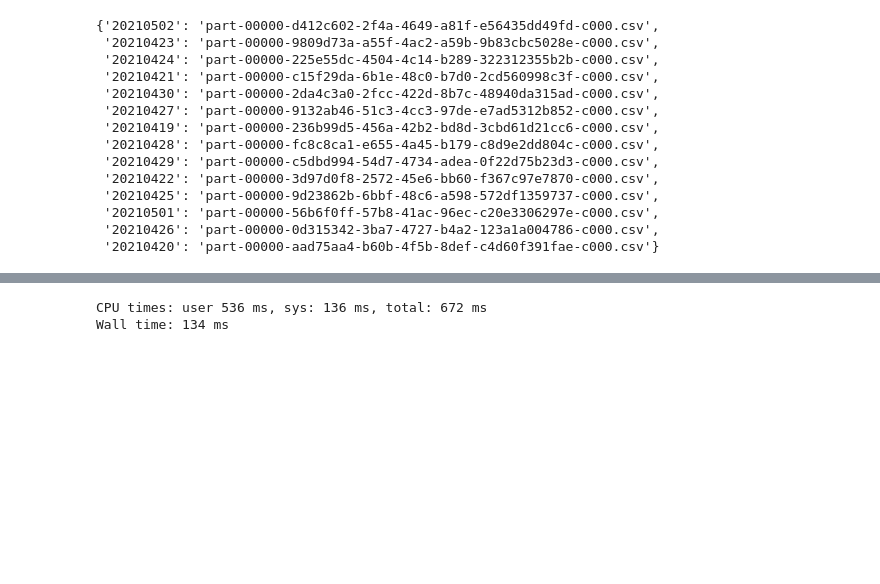
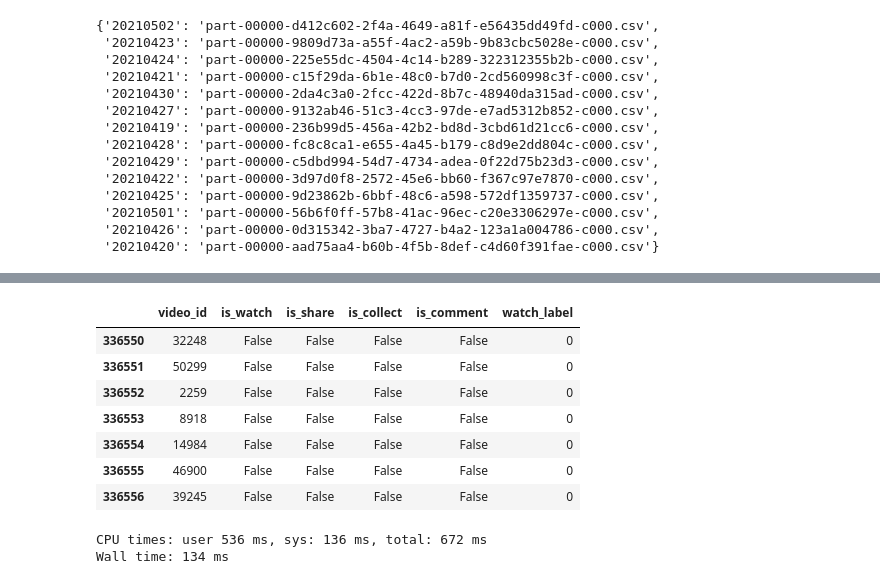
Before and after one commit to GZYZG/2021-digix-recommendation, a Jupyter notebook: embedding.ipynb, the cells around one changed output, grey strips where cells are left out. Drawn from its saved outputs; the diff is of its cells as text; code cells hidden in the pictures; blank space fills up the shorter version.

```diff
--- a/embedding.ipynb
+++ b/embedding.ipynb
@@ -130,5 +164,6 @@ af1 = tab1.to_pandas()
 g = af1.groupby('user_id')
 # %%
 %%time
-g.get_group(15)
+gp = g.get_group(15)
+gp
 # %% [output]
@@ -142,6 +177,17 @@ Wall time: 1.53 ms
 | 336554 | 15 | 14984 | False | False | False | False | 0 | 20210502 |
 | 336555 | 15 | 46900 | False | False | False | False | 0 | 20210502 |
 | 336556 | 15 | 39245 | False | False | False | False | 0 | 20210502 |
+# %%
+gp.loc[:, ['video_id', 'is_watch', 'is_share', 'is_collect', 'is_comment', 'watch_label']]
+# %% [output]
+|  | video_id | is_watch | is_share | is_collect | is_comment | watch_label |
+| 336550 | 32248 | False | False | False | False | 0 |
+| 336551 | 50299 | False | False | False | False | 0 |
+| 336552 | 2259 | False | False | False | False | 0 |
+| 336553 | 8918 | False | False | False | False | 0 |
+| 336554 | 14984 | False | False | False | False | 0 |
+| 336555 | 46900 | False | False | False | False | 0 |
+| 336556 | 39245 | False | False | False | False | 0 |
 # %%
 %%time
 tab1[f.user_id==15, :]
```
Also changed, not shown: parts of 4 cells of this notebook, 13 other files.
